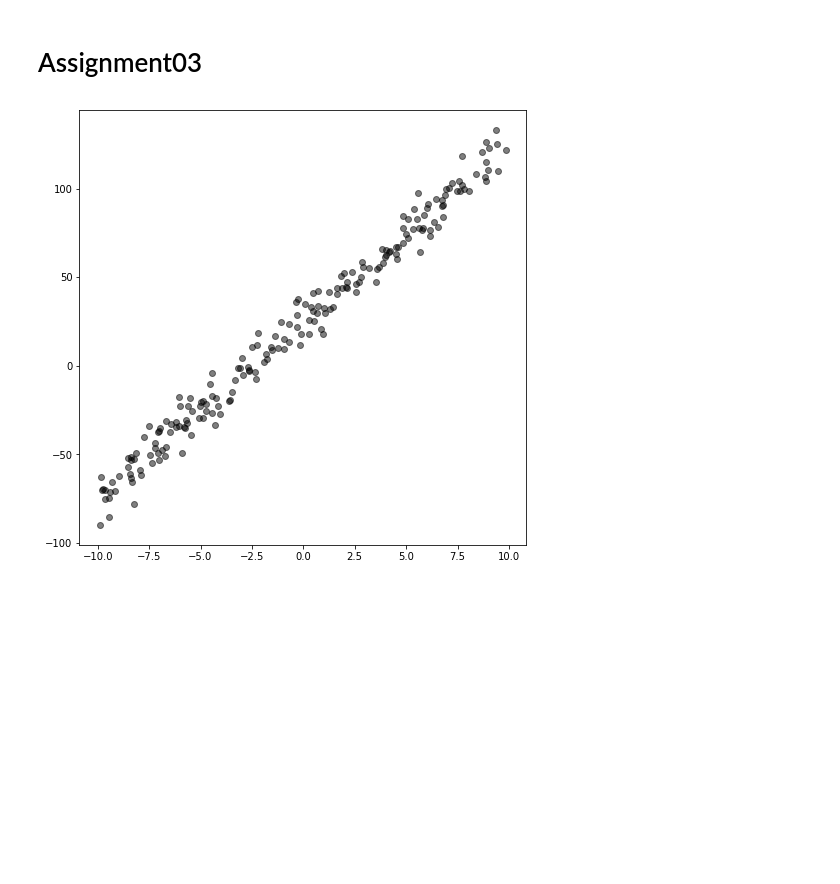
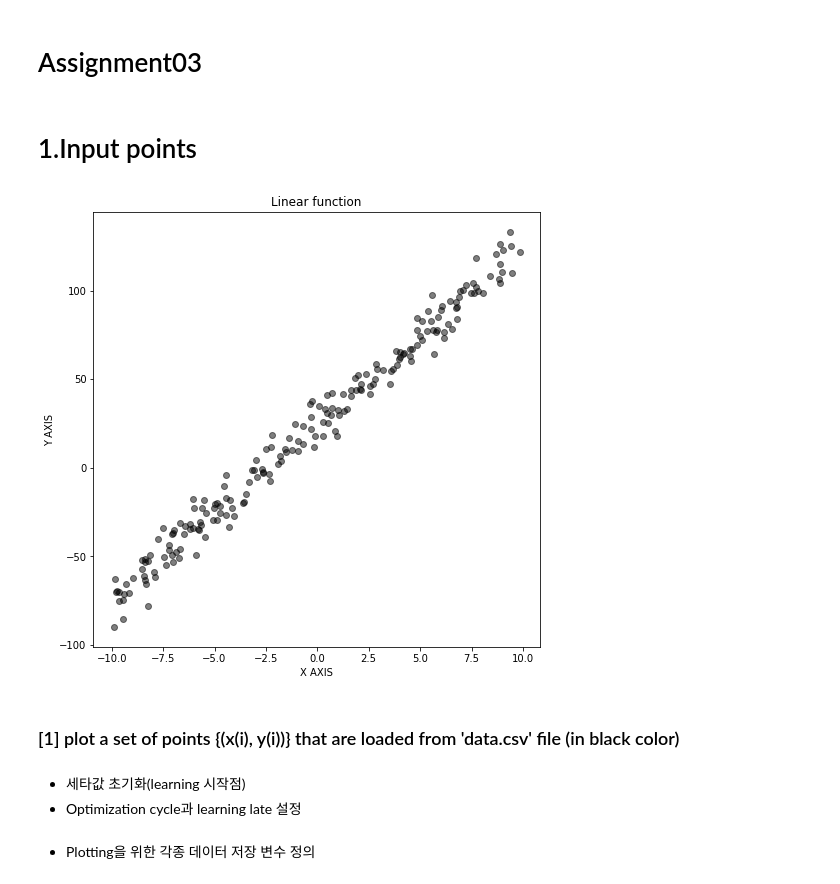
Before and after one commit to YangTaeSung/CAU-MachineLearning, a Jupyter notebook: assignment03.ipynb, the cells around one changed output. Saved outputs shown, nothing was run; the diff lists cells and outputs as text; code cells hidden in the pictures; blank space fills up the shorter version.

Commit message:
Plotting the linear regression result

```diff
--- a/assignment03.ipynb
+++ b/assignment03.ipynb
@@ -5,16 +5,23 @@
 # %%
 import matplotlib.pyplot as plt
 import numpy as np
+# %% [markdown]
+# 1.Input points
 # %%
 
 path = "data.csv"
 data = np.genfromtxt(path, delimiter=',')
 
 x_data = data[:, 0]
 y_data = data[:, 1]
 
 plt.figure(figsize=(8, 8)) # 그래프 사이즈 조절
 plt.scatter(x_data, y_data, c = 'black', alpha = 0.5) # alpha : 투명도
+plt.title('Linear function')
+plt.xlabel('X AXIS')
+plt.ylabel('Y AXIS')
 plt.show()
 # %% [output]
-[figure, old version]
+[figure, new version]
+# %% [markdown]
+### [1] plot a set of points {(x(i), y(i))} that are loaded from 'data.csv' file (in black color)
@@ -20,0 +34,3 @@ plt.show()
+# %% [markdown]
+* 세타값 초기화(learning 시작점)
+* Optimization cycle과 learning late 설정
@@ -20,0 +43,2 @@ plt.show()
+# %% [markdown]
+* Plotting을 위한 각종 데이터 저장 변수 정의
```
Also changed, not shown: parts of 6 cells of this notebook.
